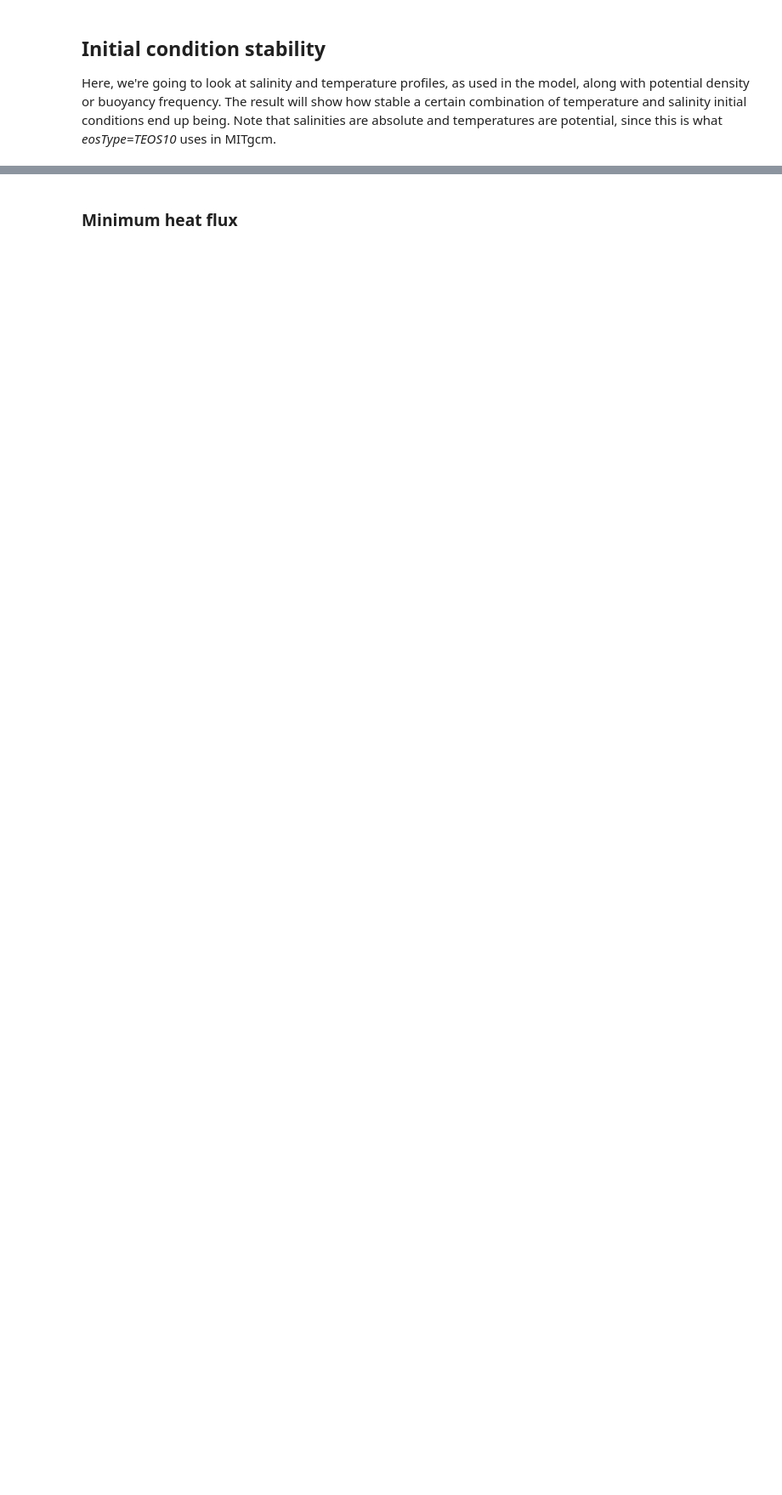
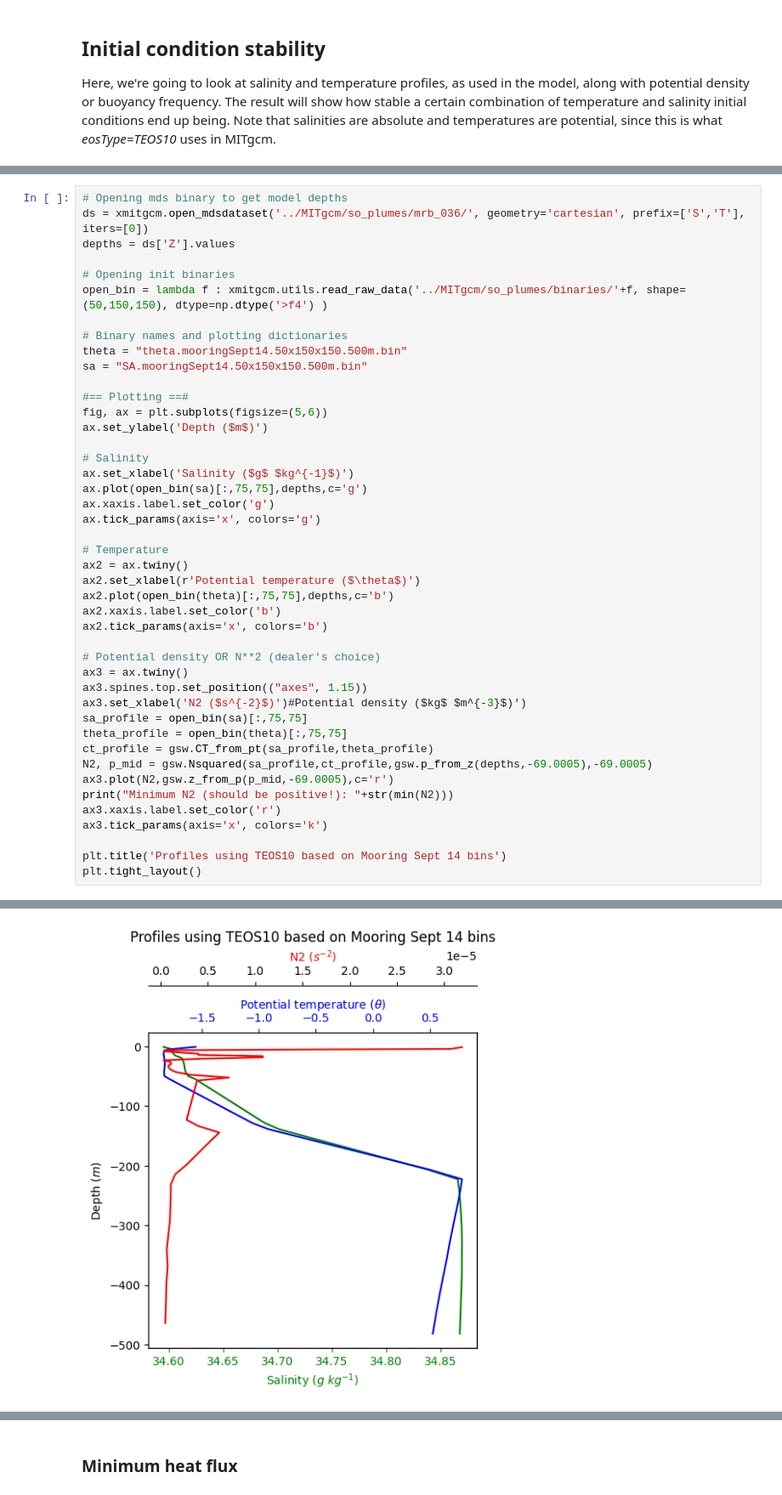
Before and after one commit to rowanjb/model_analyses, a Jupyter notebook: stratification_fluxes.ipynb, the cells around one changed output, grey strips where cells are left out. Shown: that part at 85% size. Saved outputs shown, nothing was run; the diff lists cells and outputs as text; blank space fills up the shorter version.

```diff
--- a/stratification_fluxes.ipynb
+++ b/stratification_fluxes.ipynb
@@ -92,0 +31,45 @@ plt.tight_layout()
+# %%
+# Opening mds binary to get model depths
+ds = xmitgcm.open_mdsdataset('../MITgcm/so_plumes/mrb_036/', geometry='cartesian', prefix=['S','T'], iters=[0])
+depths = ds['Z'].values
+
+# Opening init binaries
+open_bin = lambda f : xmitgcm.utils.read_raw_data('../MITgcm/so_plumes/binaries/'+f, shape=(50,150,150), dtype=np.dtype('>f4') )
+
+# Binary names and plotting dictionaries
+theta = "theta.mooringSept14.50x150x150.500m.bin"
+sa = "SA.mooringSept14.50x150x150.500m.bin"
+
+#== Plotting ==#
+fig, ax = plt.subplots(figsize=(5,6))
+ax.set_ylabel('Depth ($m$)')
+
+# Salinity
+ax.set_xlabel('Salinity ($g$ $kg^{-1}$)')
+ax.plot(open_bin(sa)[:,75,75],depths,c='g')
+ax.xaxis.label.set_color('g')
+ax.tick_params(axis='x', colors='g')
+
+# Temperature
+ax2 = ax.twiny()
+ax2.set_xlabel(r'Potential temperature ($\theta$)')
+ax2.plot(open_bin(theta)[:,75,75],depths,c='b')
+ax2.xaxis.label.set_color('b')
+ax2.tick_params(axis='x', colors='b')
+
+# Potential density OR N**2 (dealer's choice)
+ax3 = ax.twiny()
+ax3.spines.top.set_position(("axes", 1.15))
+ax3.set_xlabel('N2 ($s^{-2}$)')#Potential density ($kg$ $m^{-3}$)')
+sa_profile = open_bin(sa)[:,75,75]
+theta_profile = open_bin(theta)[:,75,75]
+ct_profile = gsw.CT_from_pt(sa_profile,theta_profile)
+N2, p_mid = gsw.Nsquared(sa_profile,ct_profile,gsw.p_from_z(depths,-69.0005),-69.0005)
+ax3.plot(N2,gsw.z_from_p(p_mid,-69.0005),c='r')
+print("Minimum N2 (should be positive!): "+str(min(N2)))
+ax3.xaxis.label.set_color('r')
+ax3.tick_params(axis='x', colors='k')
+
+plt.title('Profiles using TEOS10 based on Mooring Sept 14 bins')
+plt.tight_layout()
+# %% [output]
@@ -93,3 +77,4 @@ plt.tight_layout()
+[figure, added]
 # %% [markdown]
 ## Fluxes of stratification
 
```
Also changed, not shown: parts of 15 cells of this notebook, 1 other file.
